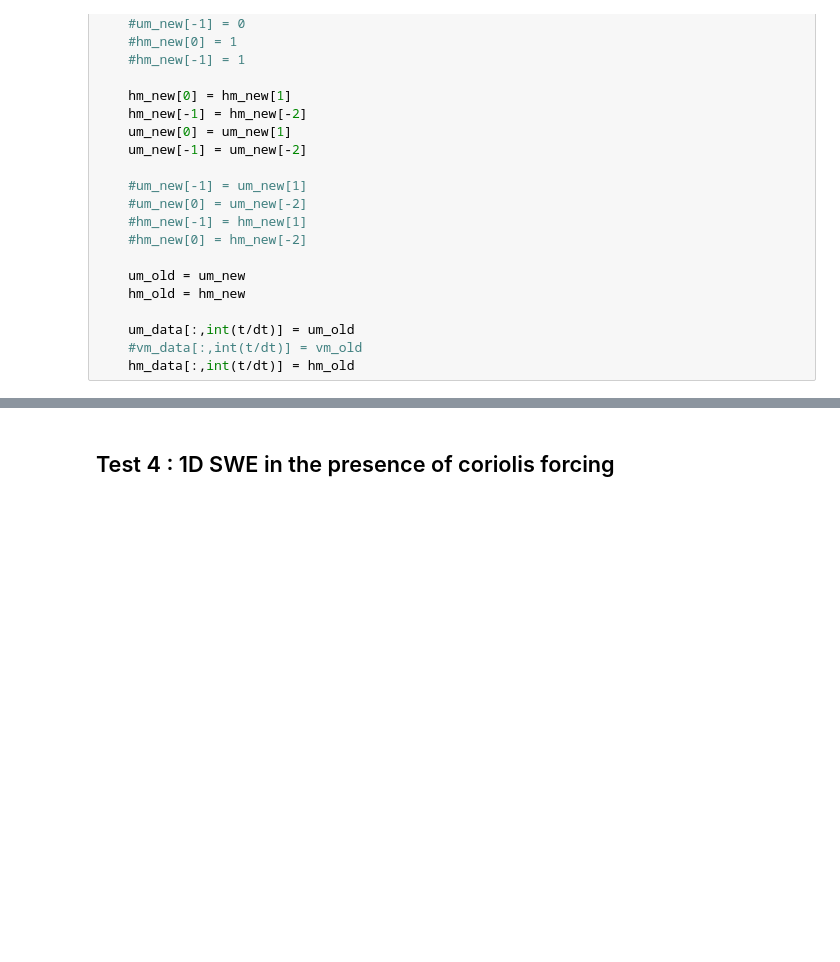
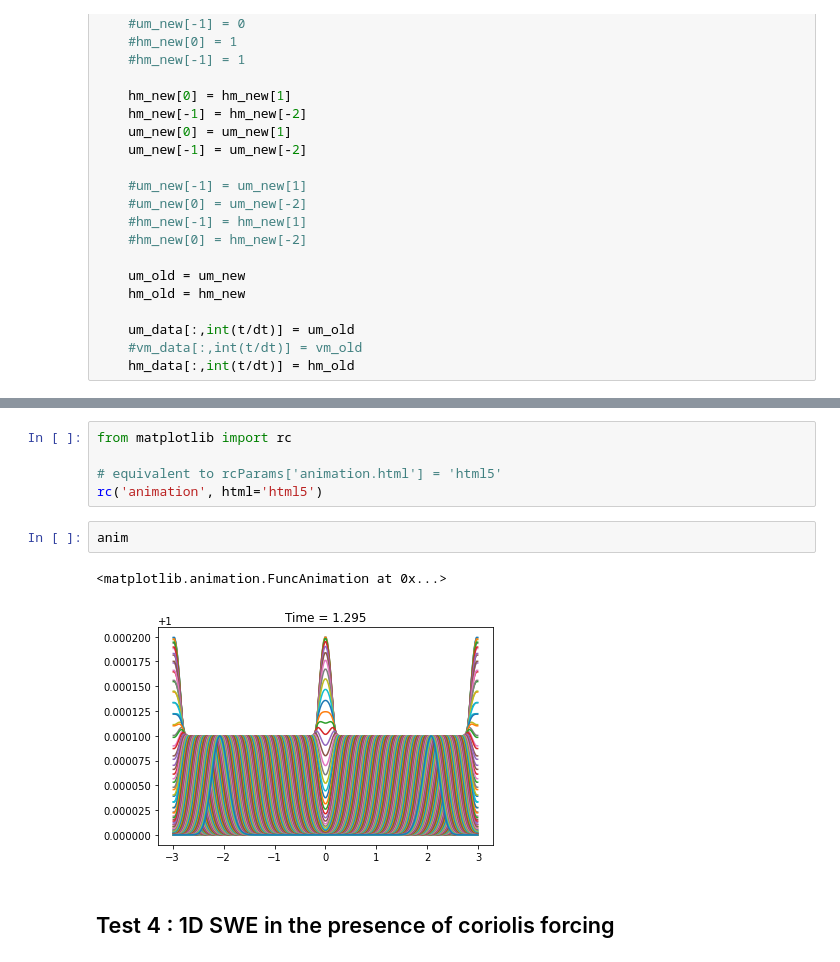
Before and after one commit to dhruvbhagtani/toy-model, a Jupyter notebook: 1D_SWE.ipynb, the cells around one changed output, grey strips where cells are left out. Saved outputs shown, nothing was run; the diff lists cells and outputs as text; blank space fills up the shorter version.

Commit message:
Added HTML based animations to the notebook

```diff
--- a/1D_SWE.ipynb
+++ b/1D_SWE.ipynb
@@ -273,6 +273,16 @@ HTML("""
 """)
 # %% [output]
 [interactive output not drawn]
+# %%
+from matplotlib import rc
+
+# equivalent to rcParams['animation.html'] = 'html5'
+rc('animation', html='html5')
+# %%
+anim
+# %% [output]
+<matplotlib.animation.FuncAnimation at 0x...>
+[figure, added]
 # %% [markdown]
 ## Test 4 : 1D SWE in the presence of coriolis forcing
 # %%
```
Also changed, not shown: parts of 2 cells of this notebook.
